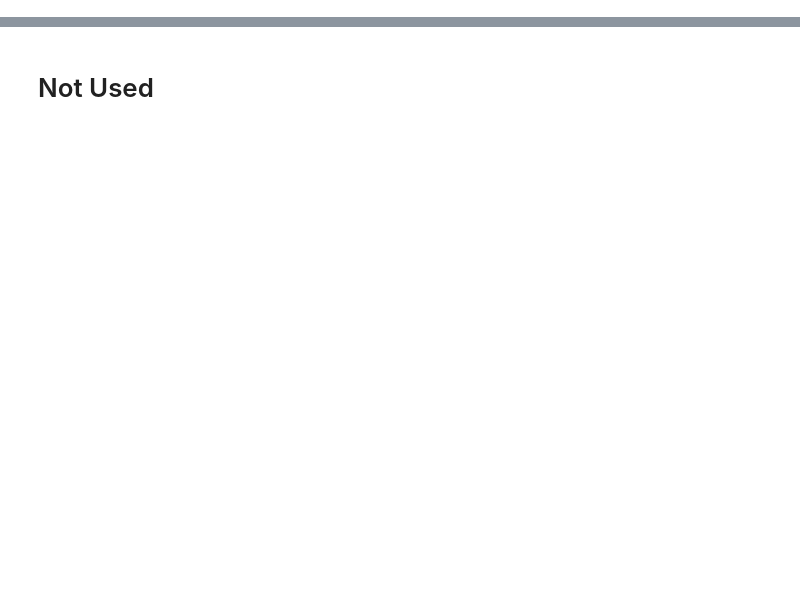
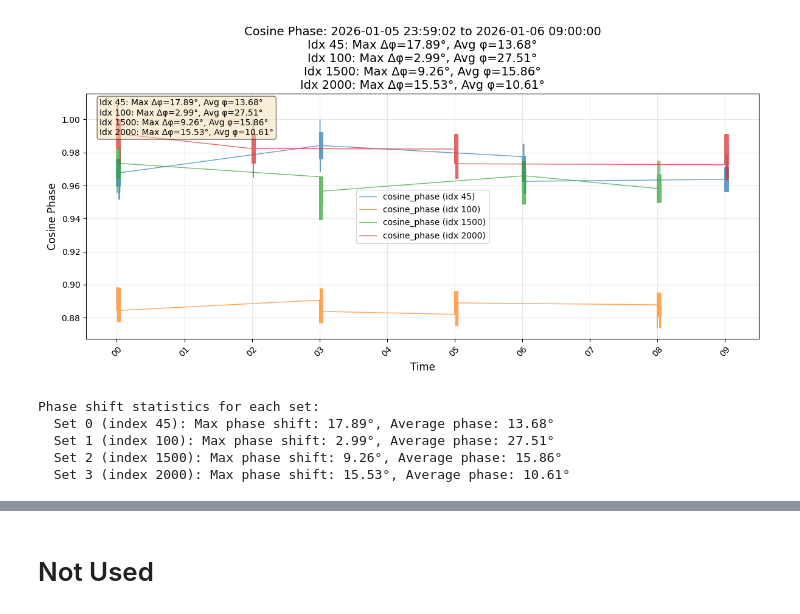
Before and after one commit to Harshghub/Interferometry-analysis, a Jupyter notebook: measurement/analysis_phase_fluctuation_short_times.ipynb, the cells around one changed output, grey strips where cells are left out. Saved outputs shown, nothing was run; the diff lists cells and outputs as text; code cells hidden in the pictures; blank space fills up the shorter version.

```diff
--- a/measurement/analysis_phase_fluctuation_short_times.ipynb
+++ b/measurement/analysis_phase_fluctuation_short_times.ipynb
@@ -213,9 +347,9 @@ for set_idx in range(len(concat_time_interferometry_all)):
 
     factor = int(len(concat_time_interferometry)/len(concat_time_full_swing))
     print(f"Set {set_idx} (index {data_index[set_idx]}): Factor: {factor}")
-    extended_voltage_avg_full_swing = extending_data(concat_voltage_avg_full_swing, factor, symmetric=True)
-    extended_voltage_max_full_swing = extending_data(concat_voltage_max_full_swing, factor, symmetric=True)
-    extended_voltage_min_full_swing = extending_data(concat_voltage_min_full_swing, factor, symmetric=True)
+    extended_voltage_avg_full_swing = extending_data(concat_voltage_avg_full_swing, factor, symmetric=False)
+    extended_voltage_max_full_swing = extending_data(concat_voltage_max_full_swing, factor, symmetric=False)
+    extended_voltage_min_full_swing = extending_data(concat_voltage_min_full_swing, factor, symmetric=False)
     cosine_phase = (concat_voltage_interferometry - extended_voltage_avg_full_swing)/(extended_voltage_max_full_swing - extended_voltage_avg_full_swing)
 
     # Store results for this set
@@ -334,31 +492,38 @@ if len(cosine_phase_all) > 0:
     stats_text = "\n".join([f"Idx {data_index[i]}: Max Δφ={max_phase_shifts[i]:.2f}°, Avg φ={average_phases[i]:.2f}°"
                             for i in range(len(max_phase_shifts))])
     ax.set_title(
         f"Cosine Phase: {start_str} to {end_str}\n{stats_text}",
         fontsize=14,
     )
     ax.legend()
     ax.grid(True, alpha=0.3)
 
     # Add text annotation with statistics for all sets
     stats_annotation = "\n".join([f"Idx {data_index[i]}: Max Δφ={max_phase_shifts[i]:.2f}°, Avg φ={average_phases[i]:.2f}°"
                                   for i in range(len(max_phase_shifts))])
     ax.text(0.02, 0.98, stats_annotation,
             transform=ax.transAxes, fontsize=10,
             verticalalignment='top', bbox=dict(boxstyle='round', facecolor='wheat', alpha=0.5))
 
     # Format x-axis to show time nicely
     ax.xaxis.set_major_formatter(mdates.DateFormatter('%S'))
-    ax.xaxis.set_major_locator(mdates.SecondLocator(interval=0.2))
+    ax.xaxis.set_major_locator(mdates.SecondLocator(interval=1))
     plt.setp(ax.xaxis.get_majorticklabels(), rotation=45)
 
     plt.tight_layout()
     plt.savefig(f"cosine_phase_{start_str}_{end_str}.png")
     plt.show()
 
     # Print statistics for each set
     print("\nPhase shift statistics for each set:")
     for i in range(len(max_phase_shifts)):
         print(f"  Set {i} (index {data_index[i]}): Max phase shift: {max_phase_shifts[i]:.2f}°, Average phase: {average_phases[i]:.2f}°")
 else:
     print("No data loaded. Please run the data loading cell first.")
+# %% [output]
+[figure, added]
+Phase shift statistics for each set:
+  Set 0 (index 45): Max phase shift: 17.89°, Average phase: 13.68°
+  Set 1 (index 100): Max phase shift: 2.99°, Average phase: 27.51°
+  Set 2 (index 1500): Max phase shift: 9.26°, Average phase: 15.86°
+  Set 3 (index 2000): Max phase shift: 15.53°, Average phase: 10.61°
```
Also changed, not shown: parts of 9 cells of this notebook, 10 other files.
